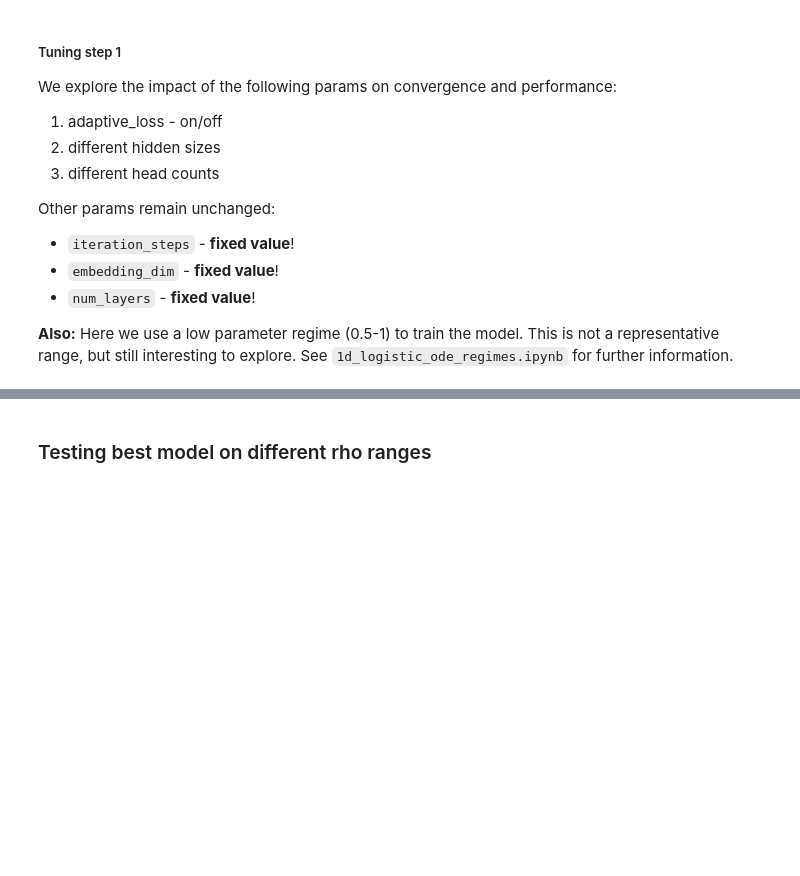
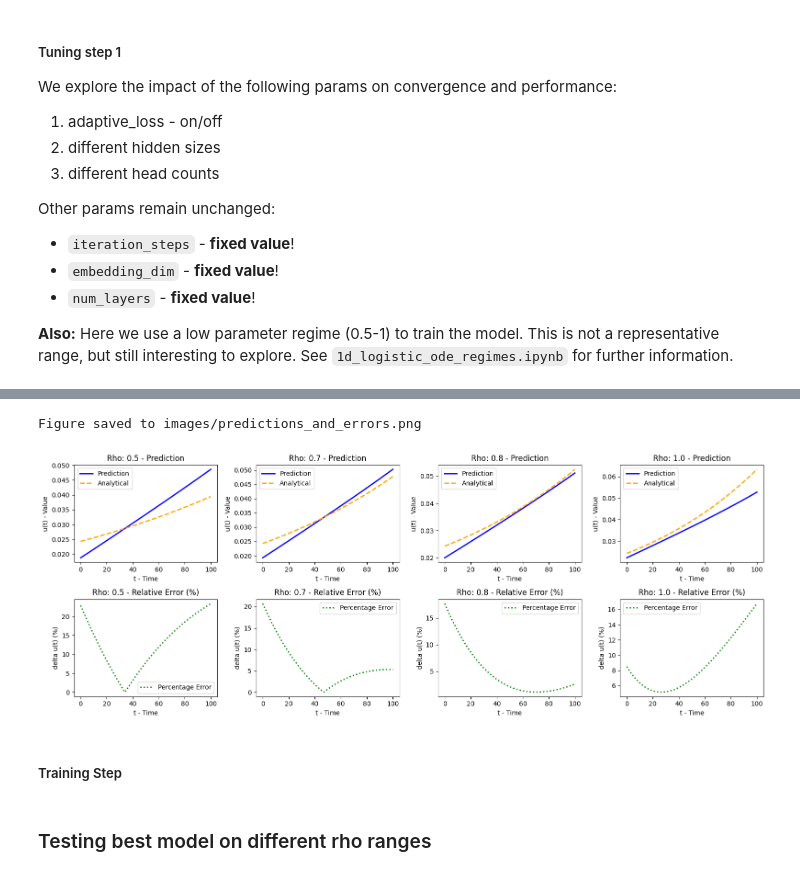
Before and after one commit to almasria/gnn_project, a Jupyter notebook: transfer_learning/1d_logistic_ode/colab/COLAB_V_experiments_pinnsformer_low_train_regime.ipynb, the cells around one changed output, grey strips where cells are left out. Cells and saved outputs as stored; diff of their text form; code cells hidden in the pictures; blank space fills up the shorter version.

```diff
--- a/transfer_learning/1d_logistic_ode/colab/COLAB_V_experiments_pinnsformer_low_train_regime.ipynb
+++ b/transfer_learning/1d_logistic_ode/colab/COLAB_V_experiments_pinnsformer_low_train_regime.ipynb
@@ -895,3 +1056,21 @@ print(f"Model saved to {model_path}")
+# %%
+best_model.eval()
+predictions, analytical_solutions, errors = test_on_parameter_range(rho_values, dataset, best_model)
+
+# Plot predictions and errors
+plot_predictions_and_errors(
+    rho_values=rho_values,
+    predictions=predictions,
+    analytical_solutions=analytical_solutions,
+    errors=errors,
+    num_cols=len(rho_values),
+    save_path=images_dir / "predictions_and_errors.png"
+)
+# %% [output]
+Figure saved to images/predictions_and_errors.png
+[figure, added]
+# %% [markdown]
+##### Training Step
 # %% [markdown]
 ### Testing best model on different rho ranges
 # %%
```
Also changed, not shown: parts of 13 cells of this notebook.
